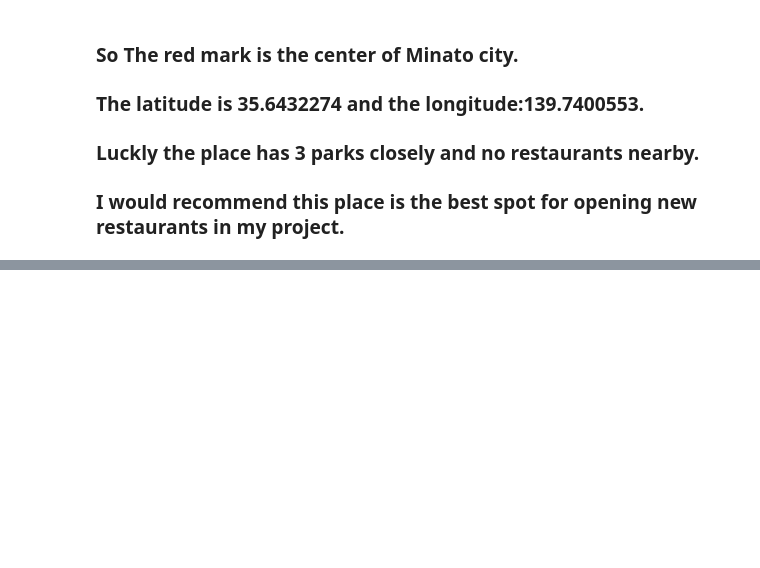
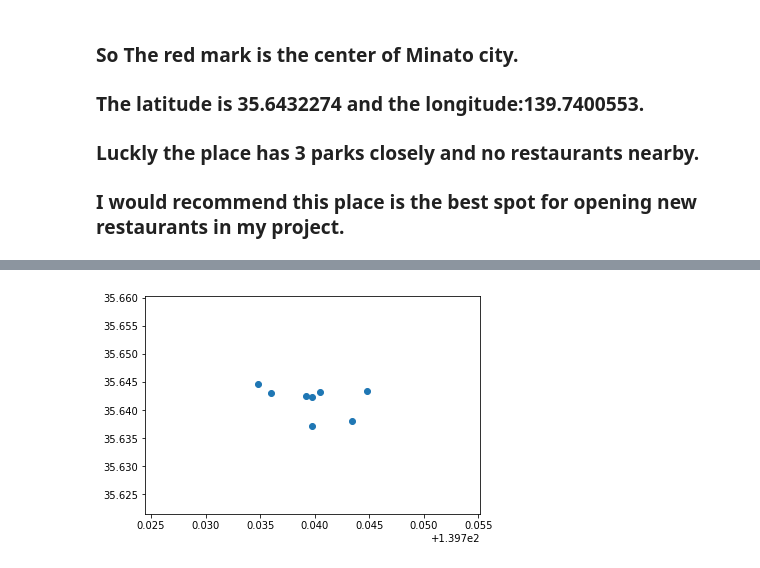
Before and after one commit to Nori756/Coursera_Capstone, a Jupyter notebook: Final Project of Capstone Project.ipynb, the cells around one changed output, grey strips where cells are left out. Saved outputs shown, nothing was run; the diff lists cells and outputs as text; code cells hidden in the pictures; blank space fills up the shorter version.

```diff
--- a/Final Project of Capstone Project.ipynb
+++ b/Final Project of Capstone Project.ipynb
@@ -935,0 +960,45 @@ Minato_map
+# %%
+# First to see how far each parks
+a = 0
+for lat, lng, label in zip(dataframe4_filtered_park.lat, dataframe4_filtered_park.lng, dataframe4_filtered_park.categories):
+    #counting for puting each one
+    a += 1
+    #Longitude should be x Latitude should be y so (lng, lat)
+
+    if a == 1:
+        park1_lng = lng
+        park1_lat = lat
+    if a == 2:
+        park2_lng = lng
+        park2_lat = lat
+
+    if a == 3:
+        park3_lng = lng
+        park3_lat = lat
+
+    if a == 4:
+        park4_lng = lng
+        park4_lat = lat
+
+    if a == 5:
+        park5_lng = lng
+        park5_lat = lat
+
+    if a == 6:
+        park6_lng = lng
+        park6_lat = lat
+    if a == 7:
+        park7_lng = lng
+        park7_lat = lat
+    if a == 8:
+        park8_lng = lng
+        park8_lat = lat
+# %%
+#To see distabces of parks by graph
+total_park_lng= [park1_lng,park2_lng,park3_lng,park4_lng,park5_lng,park6_lng,park7_lng,park8_lng]
+total_park_lat= [park1_lat,park2_lat,park3_lat,park4_lat,park5_lat,park6_lat,park7_lat,park8_lat]
+plt.scatter(total_park_lng,total_park_lat)
+#plt.plot(total_park_P, total_park_P)
+plt.show()
+# %% [output]
+[figure, added]
```
Also changed, not shown: parts of 60 cells of this notebook.
